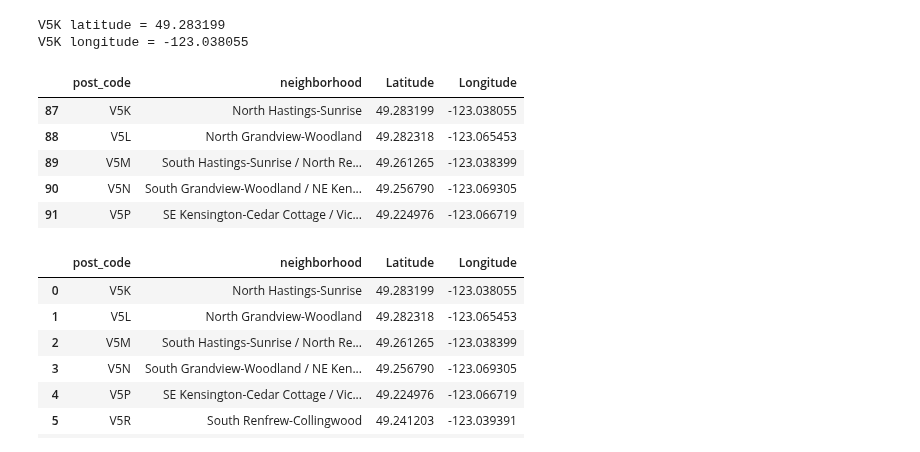
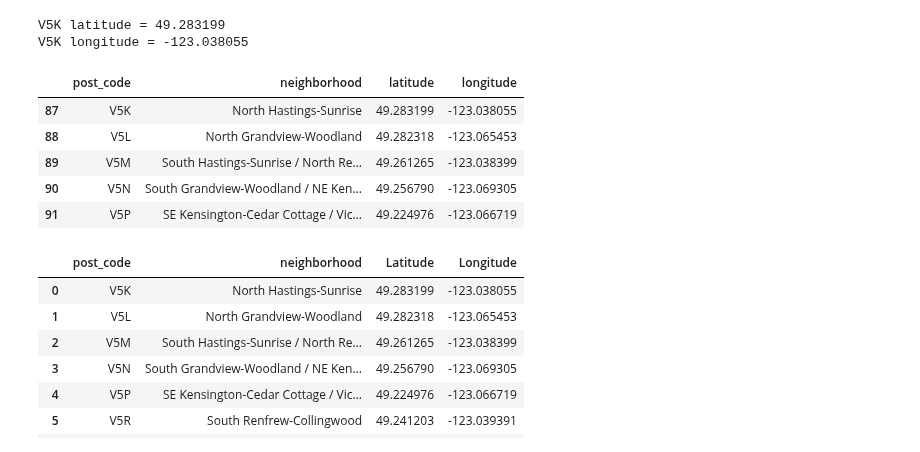
Before and after one commit to dprossi/Capstone_Project_IBM_Data_Science, a Jupyter notebook: Applied_Data_Science_Capstone_Project_Vancouver.ipynb, the cells around one changed output. Drawn from its saved outputs; the diff is of its cells as text; code cells hidden in the pictures.

```diff
--- a/Applied_Data_Science_Capstone_Project_Vancouver.ipynb
+++ b/Applied_Data_Science_Capstone_Project_Vancouver.ipynb
@@ -164,21 +156,21 @@ V5K longitude = -123.038055
 # %%
 # loop through postcodes and scrape/append latitude and longitude columns
 lat = []
 long = []
 url_base = "http://geogratis.gc.ca/services/geolocation/en/locate?q="
 
 for postal_code in df5["post_code"]:
         url = url_base + postal_code
         resp = requests.get(url)
         df = pd.json_normalize(resp.json())
         lat.append(df['geometry.coordinates'][0][1])
         long.append(df['geometry.coordinates'][0][0])
 
-df5['Latitude'] = lat
-df5['Longitude'] = long
+df5['latitude'] = lat
+df5['longitude'] = long
 df5.head()
 # %% [output]
-|  | post_code | neighborhood | Latitude | Longitude |
+|  | post_code | neighborhood | latitude | longitude |
 | 87 | V5K | North Hastings-Sunrise | 49.283199 | -123.038055 |
 | 88 | V5L | North Grandview-Woodland | 49.282318 | -123.065453 |
 | 89 | V5M | South Hastings-Sunrise / North Re... | 49.261265 | -123.038399 |
```
Also changed, not shown: parts of 6 cells of this notebook.
